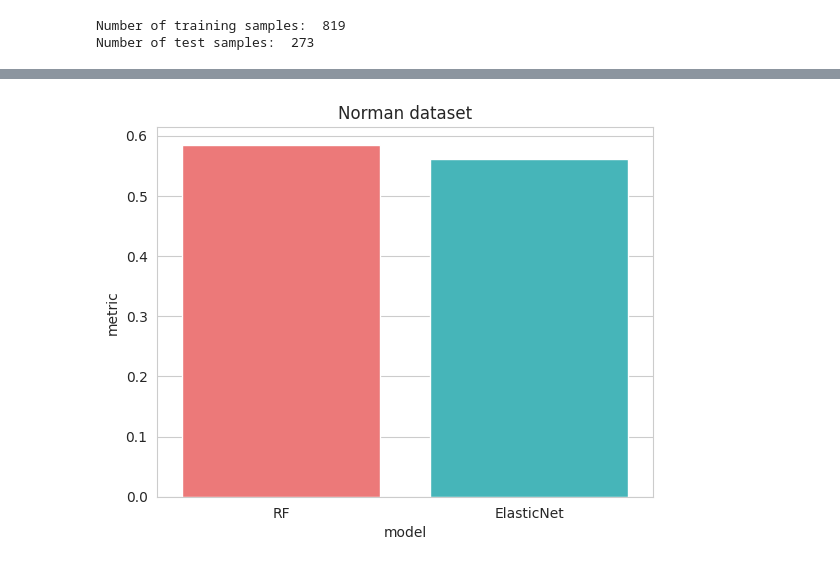
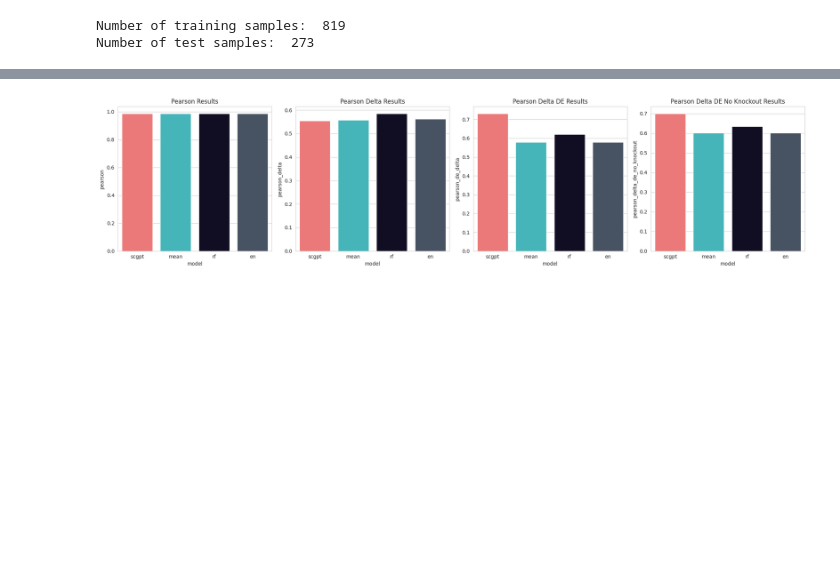
Before and after one commit to turbine-ai/PerturbSeqPredBenchmark, a Jupyter notebook: notebooks/001_bulk_model.ipynb, the cells around one changed output, grey strips where cells are left out. Drawn from its saved outputs; the diff is of its cells as text; code cells hidden in the pictures; blank space fills up the shorter version.

```diff
--- a/notebooks/001_bulk_model.ipynb
+++ b/notebooks/001_bulk_model.ipynb
@@ -639,0 +391,4 @@ def myplot (df, dataset):
+# %%
+adamson_res_dir = Path("./save/dev_perturb_adamson-Sep26-20-36")
+norman_res_dir = Path("./save/dev_perturb_norman-Sep24-13-29")
+replogle_res_dir = Path("./save/dev_perturb_replogle-Sep24-15-06")
@@ -639,0 +413,8 @@ def myplot (df, dataset):
+# %%
+df = pd.DataFrame.from_dict(dict(
+    scgpt=adamson_scgpt,
+    mean=adamson_mean,
+    rf=adamson_res,
+    en=adamson_res_en,
+), orient='index')
+df = df.reset_index().rename(columns={"index": "model"})
@@ -640 +423,18 @@ def myplot (df, dataset):
+# %%
+def plot_results(df, ds):
+    fig, axs = plt.subplots(1, 4, figsize=(20, 5))
+
+    palette = {k:v for k, v in zip(["scgpt", "mean", "rf", "en"], ['#FF6666', '#33C7CC', '#0F0A26', '#425266'])}
+    sns.barplot(x='model', y='pearson', data=df, ax=axs[0], hue='model', palette=palette)
+    sns.barplot(x='model', y='pearson_delta', data=df, ax=axs[1], hue='model', palette=palette)
+    sns.barplot(x='model', y='pearson_de_delta', data=df, ax=axs[2], hue='model', palette=palette)
+    sns.barplot(x='model', y='pearson_delta_de_no_knockout', data=df, ax=axs[3], hue='model', palette=palette)
+
+    axs[0].set_title(f"Pearson Results")
+    axs[1].set_title(f"Pearson Delta Results")
+    axs[2].set_title(f"Pearson Delta DE Results")
+    axs[3].set_title(f"Pearson Delta DE No Knockout Results")
+
+    plt.tight_layout()
+    plt.show()
 # %%
@@ -644,4 +444,12 @@ myplot(df, "Adamson")
+# %%
+df = pd.DataFrame.from_dict(dict(
+    scgpt=norman_scpt,
+    mean=norman_mean,
+    rf=norman_res,
+    en=norman_res_en,
+), orient='index')
+df = df.reset_index().rename(columns={"index": "model"})
 # %%
-myplot(df, "Norman")
+plot_results(df, "Norman")
 # %% [output]
-[figure, old version]
+[figure, new version]
```
Also changed, not shown: parts of 42 cells of this notebook, 1 other file.
